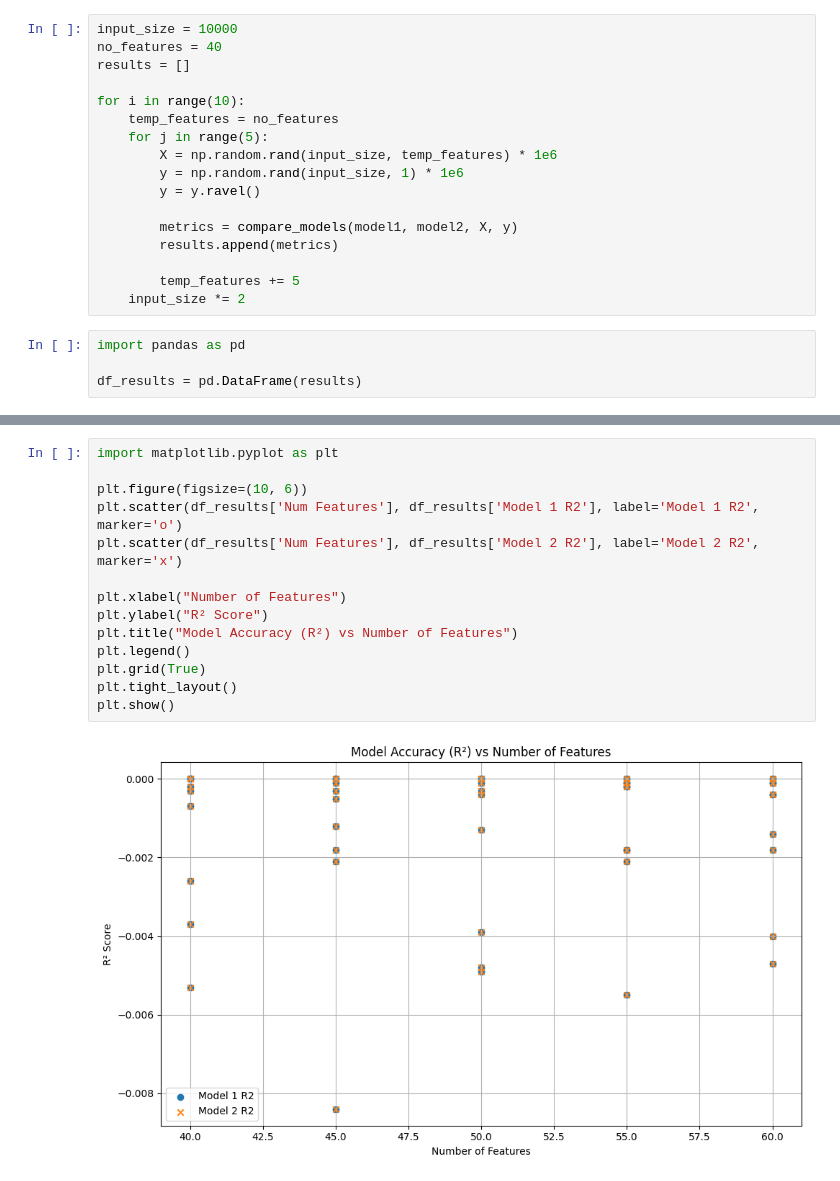
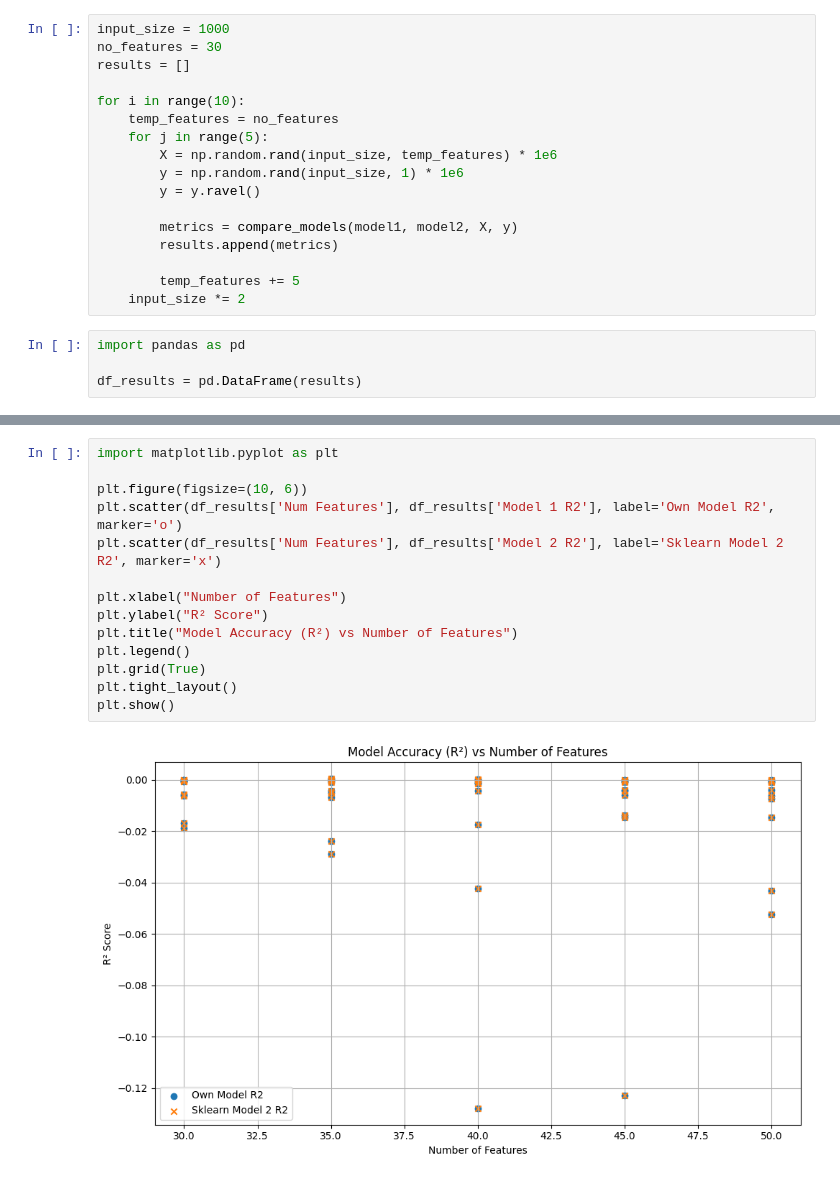
Before and after one commit to manitejagaddam/Machine-Learning-Models-Internal-Implementation, a Jupyter notebook: Linear Regression/OCR/multiple_linear_regression.ipynb, the cells around one changed output, grey strips where cells are left out. Drawn from its saved outputs; the diff is of its cells as text.

```diff
--- a/Linear Regression/OCR/multiple_linear_regression.ipynb
+++ b/Linear Regression/OCR/multiple_linear_regression.ipynb
@@ -124,8 +124,8 @@ def compare_models(model1, model2, X, y):
 model1 = MultipleLinearRegression()
 model2 = LinearRegression()
 # %%
-input_size = 10000
-no_features = 40
+input_size = 1000
+no_features = 30
 results = []
 
 for i in range(10):
@@ -167,18 +167,18 @@ df_results
 # %%
 import matplotlib.pyplot as plt
 
 plt.figure(figsize=(10, 6))
-plt.scatter(df_results['Num Features'], df_results['Model 1 R2'], label='Model 1 R2', marker='o')
-plt.scatter(df_results['Num Features'], df_results['Model 2 R2'], label='Model 2 R2', marker='x')
+plt.scatter(df_results['Num Features'], df_results['Model 1 R2'], label='Own Model R2', marker='o')
+plt.scatter(df_results['Num Features'], df_results['Model 2 R2'], label='Sklearn Model 2 R2', marker='x')
 
 plt.xlabel("Number of Features")
 plt.ylabel("R² Score")
 plt.title("Model Accuracy (R²) vs Number of Features")
 plt.legend()
 plt.grid(True)
 plt.tight_layout()
 plt.show()
 # %% [output]
-[figure, old version]
+[figure, new version]
 # %%
 plt.figure(figsize=(10, 6))
```
Also changed, not shown: parts of 2 cells of this notebook, 2 other files.
